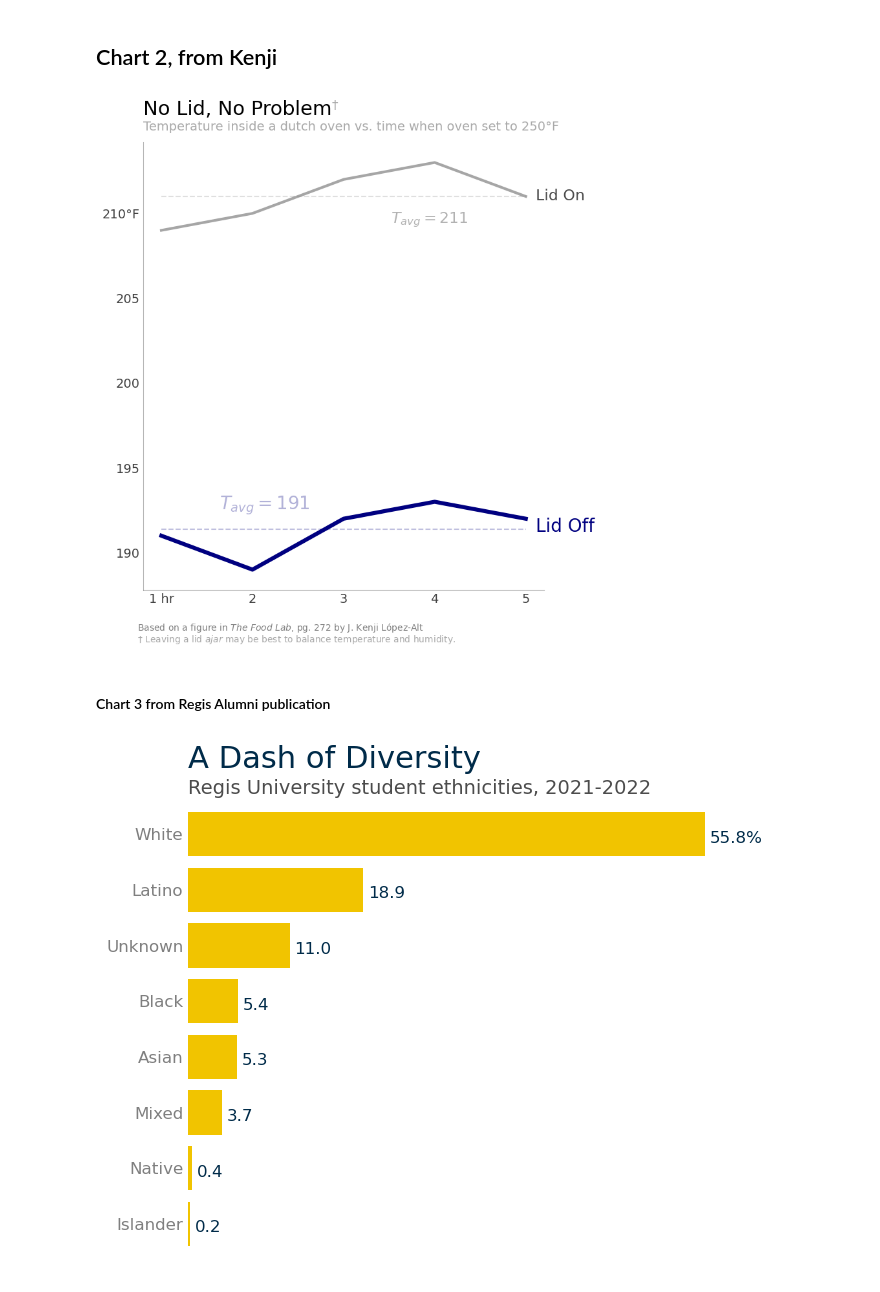
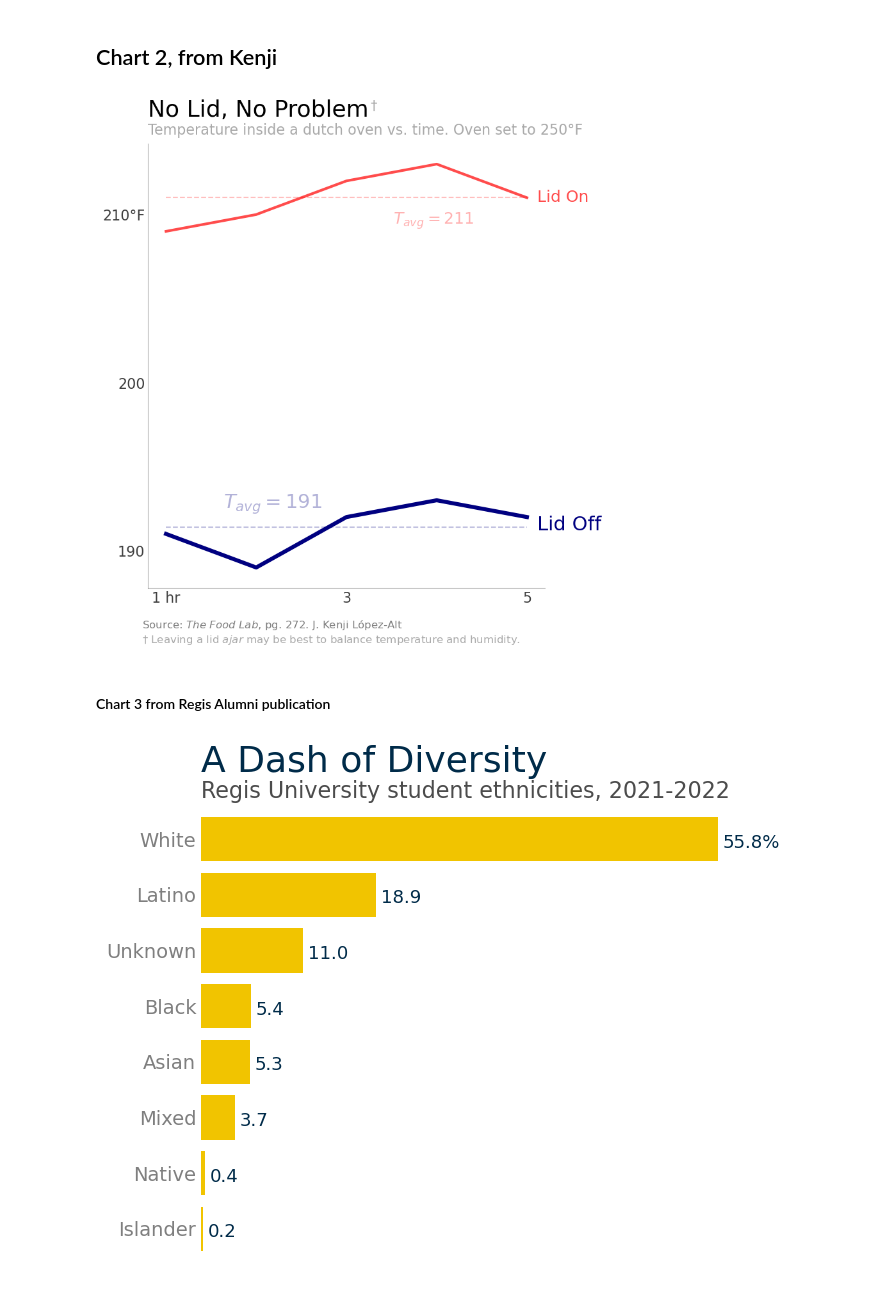
Before and after one commit to lonswaymar/InfoVisChartEval, a Jupyter notebook: chart_beautify.ipynb, the cells around one changed output. Saved outputs shown, nothing was run; the diff lists cells and outputs as text; code cells hidden in the pictures.

```diff
--- a/chart_beautify.ipynb
+++ b/chart_beautify.ipynb
@@ -78,37 +78,37 @@ time = np.arange(1,6)
 # %%
 fig, ax = plt.subplots(figsize=(8,9))
 
-ax.plot(time, lidOn, '-', color="grey", alpha=0.7, linewidth=3)
+ax.plot(time, lidOn, '-', color="red", alpha=0.7, linewidth=3)
 ax.plot(time, lidOff, '-', color="navy", alpha=1, linewidth=4.5)
 
-ax.hlines(np.mean(lidOn), time[0], time[-1]+0.0, color="grey", alpha =0.25,  linestyle="dashed")
+ax.hlines(np.mean(lidOn), time[0], time[-1]+0.0, color="red", alpha =0.25,  linestyle="dashed")
 ax.hlines(np.mean(lidOff), time[0], time[-1]+0.0, color="navy", alpha =0.25,  linestyle="dashed")
 
 # add labels to chart
 lidOnLabel = "$T_{avg} = $" + f"{np.mean(lidOn):.0f}"
-ax.text(0.618, .82, lidOnLabel, transform=ax.transAxes, color=(0,0,0,.3), fontsize=17)
-ax.text(0.98, 0.87, "Lid On", transform=ax.transAxes, color=(0,0,0,.7), fontsize=17)
+ax.text(0.618, .82, lidOnLabel, transform=ax.transAxes, color=(1,0,0,.3), fontsize=18)
+ax.text(0.98, 0.87, "Lid On", transform=ax.transAxes, color=(1,0,0,.7), fontsize=18)
 
 lidOffLabel = "$T_{avg} = $" + f"{np.mean(lidOff):.0f}"
-ax.text(0.19, 0.18, lidOffLabel, transform=ax.transAxes, color="navy", alpha=0.3, fontsize=20)
-ax.text(0.98, 0.13, "Lid Off", transform=ax.transAxes, color="navy", fontsize=20)
+ax.text(0.19, 0.18, lidOffLabel, transform=ax.transAxes, color="navy", alpha=0.3, fontsize=22)
+ax.text(0.98, 0.13, "Lid Off", transform=ax.transAxes, color="navy", fontsize=22)
 
 # Title and subtitles
 # Use the plt.txt to make the actual title and plt.title for the subtitle, based on default positioning
-plt.text(0, 1.052, "No Lid, No Problem", transform=ax.transAxes, fontsize=22, color='black', va='bottom', ha='left')
-plt.text(0.47, 1.068, "†",  transform=ax.transAxes, fontsize=14, color='darkgrey', va='bottom', ha='left')
-plt.text(0, 1.021, "Temperature inside a dutch oven vs. time when oven set to 250°F", transform=ax.transAxes, fontsize=14, color='darkgrey', va='bottom', ha='left')
+plt.text(0, 1.052, "No Lid, No Problem", transform=ax.transAxes, fontsize=26, color='black', va='bottom', ha='left')
+plt.text(0.56, 1.071, "†",  transform=ax.transAxes, fontsize=15, color='darkgrey', va='bottom', ha='left')
+plt.text(0, 1.0151, "Temperature inside a dutch oven vs. time. Oven set to 250°F", transform=ax.transAxes, fontsize=16, color='darkgrey', va='bottom', ha='left')
 
 #ax.set_title( "$%s \\times 10^{%s}$" % ('3.5','+20'))
 
 # Y axis ticks and adjustments
-ax.set_yticks([190, 195, 200, 205, 210])
-ax.set_yticklabels(["190", "195", "200", "205", "210°F"], fontsize=14, color=(0,0,0,.75))
+ax.set_yticks([190, 200,  210])
+ax.set_yticklabels(["190", "200",  "210°F"], fontsize=16, color=(0,0,0,.75))
 ax.tick_params(axis='y', length=0)
 
 # X axis ticks and adjustments
-ax.set_xticks(time)
-ax.set_xticklabels(["1 hr", "2", "3", "4", "5"], fontsize=14, color=(0,0,0,.75))
+ax.set_xticks([1,3,5])
+ax.set_xticklabels(["1 hr", "3",  "5"], fontsize=16, color=(0,0,0,.75))
 ax.tick_params(axis='x', length=0)
 
 # Adjust the spines
@@ -117,12 +117,12 @@ ax.spines['top'].set_visible(False)    # Remove the top horizontal line
 ax.spines['left'].set_color((0, 0, 0, 0.3))  # Set the left spine with 50% transparency (alpha = 0.5)
 ax.spines['bottom'].set_color((0, 0, 0, 0.3))  # Set the bottom spine with 50% transparency
 
-caption = "Based on a figure in " + "$\it{The}$ $\it{Food}$ $\it{Lab}$, pg. 272 by J. Kenji López-Alt"
-plt.figtext(0.114, 0.04, caption, ha='left', fontsize=10, color='grey')
-plt.figtext(0.114, 0.02, "† Leaving a lid $\it{ajar}$ may be best to balance temperature and humidity.", ha='left', fontsize=10, color='darkgrey');
+caption = "Source: " + "$\it{The}$ $\it{Food}$ $\it{Lab}$, pg. 272. J. Kenji López-Alt"
+plt.figtext(0.114, 0.04, caption, ha='left', fontsize=12, color='grey')
+plt.figtext(0.114, 0.015, "† Leaving a lid $\it{ajar}$ may be best to balance temperature and humidity.", ha='left', fontsize=12, color='darkgrey');
 plt.savefig("updatedImages/updated2.png")
 # %% [output]
-[figure, old version]
+[figure, new version]
 # %% [markdown]
 #### Chart 3 from Regis Alumni publication
 # %%
@@ -142,35 +142,35 @@ greyAccent = "#D6D2C4"
 myGrey = (0,0,0,.7)
 
 fig, ax = plt.subplots(figsize=(7,6))
 ser.sort_values(ascending=True).plot(kind="barh", ax=ax, width=.8, color=regisGold)
 
 for p in ax.patches:
     s = f"{p.get_width():.1f}"
     if p.get_width() > 50:
         s += "%"
-    ax.text(p.get_width()+0.5, p.xy[1]+0.25, s, color=regisBlue, fontsize = 12)
+    ax.text(p.get_width()+0.5, p.xy[1]+0.25, s, color=regisBlue, fontsize = 13)
 
 
 # Adjust the spines
 ax.spines['right'].set_visible(False)  # Remove the right vertical line
 ax.spines['top'].set_visible(False)    # Remove the top horizontal line
 ax.spines['left'].set_visible(False)
 ax.spines['bottom'].set_visible(False)
 
 # Adjust y axis labels
 ax.tick_params(axis='y', length=0)
-ax.set_yticklabels(ser.sort_values(ascending=True).index, fontsize=12, color=myGrey, alpha=0.5)
+ax.set_yticklabels(ser.sort_values(ascending=True).index, fontsize=14, color=myGrey, alpha=0.5)
 
 
 # adjust x axis labels
 ax.xaxis.tick_top()
 ax.set_xticks([])
 ax.set_xticklabels([])
 ax.tick_params(axis='x', length=0)
 
 # Title
-plt.text(0, 1.052, "A Dash of Diversity", transform=ax.transAxes, fontsize=22, color=regisBlue, va='bottom', ha='left')
-plt.text(0, 1.0, "Regis University student ethnicities, 2021-2022", transform=ax.transAxes, fontsize=14, color=myGrey, va='bottom', ha='left')
+plt.text(0, 1.052, "A Dash of Diversity", transform=ax.transAxes, fontsize=26, color=regisBlue, va='bottom', ha='left')
+plt.text(0, 1.0, "Regis University student ethnicities, 2021-2022", transform=ax.transAxes, fontsize=16, color=myGrey, va='bottom', ha='left')
 plt.savefig("updatedImages/updated3.png")
 # %% [output]
-[figure, old version]
+[figure, new version]
```
Also changed, not shown: parts of 1 cell of this notebook, 4 other files.
